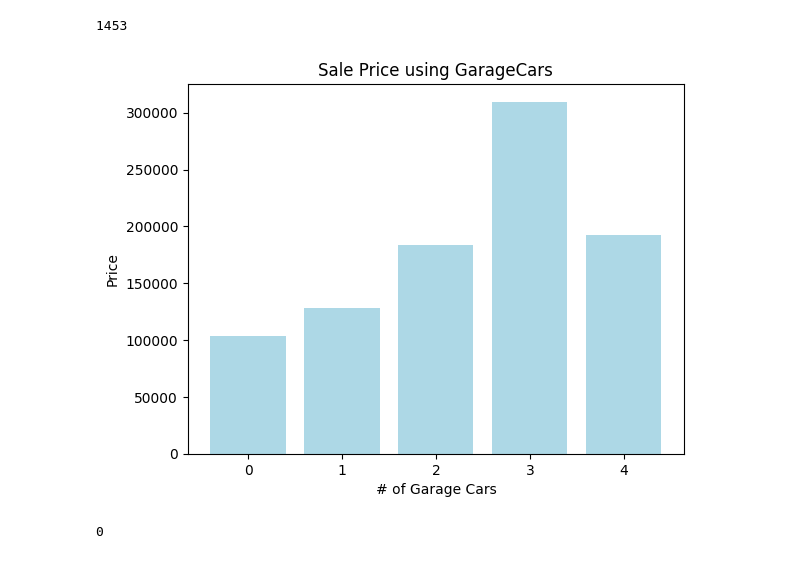
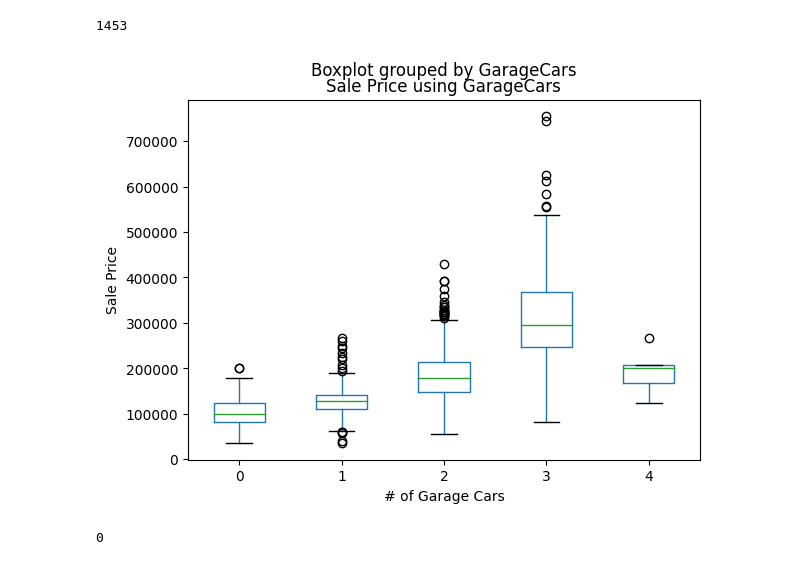
Before and after one commit to Bestakdv/vhs-intro-ai, a Jupyter notebook: exercise-explore-your-data.ipynb, the cells around one changed output. Cells and saved outputs as stored; diff of their text form; code cells hidden in the pictures.

Commit message:
Kaggle Notebook | Exercise: Explore Your Data | Completed with 5 graphs

```diff
--- a/exercise-explore-your-data.ipynb
+++ b/exercise-explore-your-data.ipynb
@@ -142,20 +142,18 @@ home_data['PoolQC'].isna().sum()
 # %%
 import matplotlib.pyplot as plt
 import pandas as pd
 
-test = home_data.groupby('GarageCars')['SalePrice'].mean().reset_index()
+home_data.boxplot(column = 'SalePrice', by='GarageCars', grid=False)
 
-
-plt.bar(test['GarageCars'], test['SalePrice'], color='lightblue')
-
+# Adding labels and title
 plt.title('Sale Price using GarageCars')
 plt.xlabel('# of Garage Cars')
-plt.ylabel('Price')
+plt.ylabel('Sale Price')
 
-
+# Display the plot
 plt.show()
 # %% [output]
-[figure, old version]
+[figure, new version]
 # %%
 home_data['GarageCars'].isna().sum()
 # %% [output]
```
